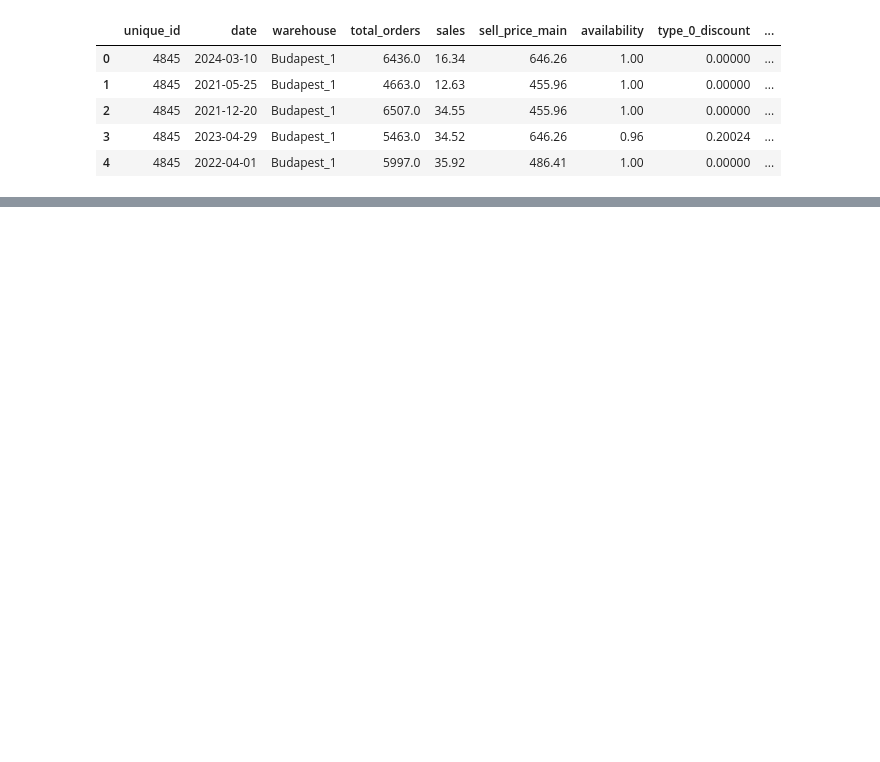
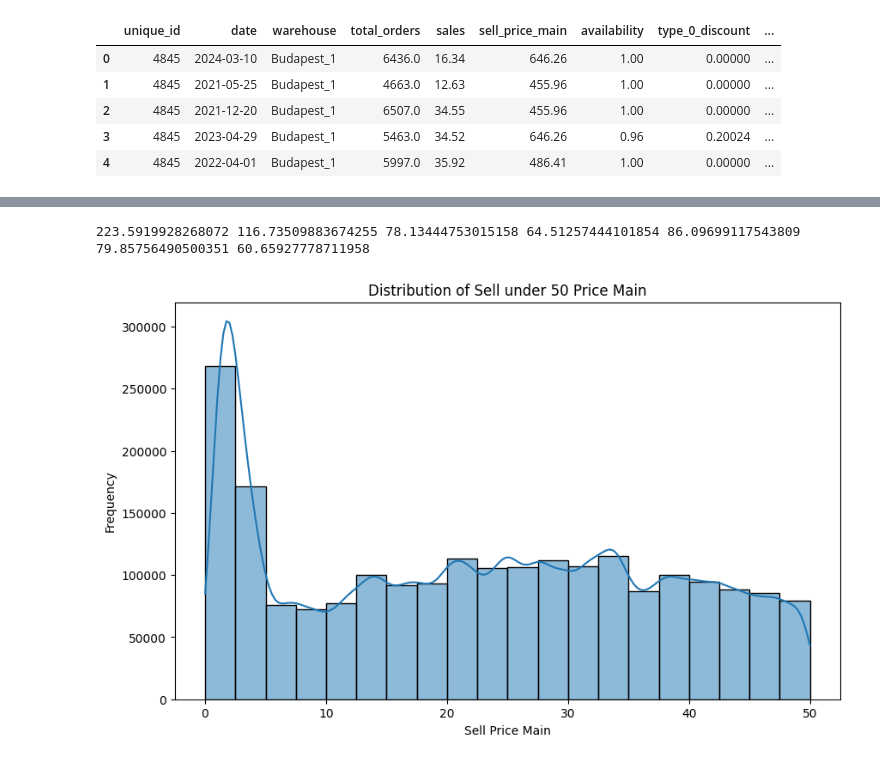
Before and after one commit to bongjooncha/kaggle_rohlik, a Jupyter notebook: data_eda/data_eda.ipynb, the cells around one changed output, grey strips where cells are left out. Saved outputs shown, nothing was run; the diff lists cells and outputs as text; code cells hidden in the pictures; blank space fills up the shorter version.

```diff
--- a/data_eda/data_eda.ipynb
+++ b/data_eda/data_eda.ipynb
@@ -321,0 +253,13 @@ merged_train.head().transpose()
+# %%
+print(price_5['sales'].mean(),price_5_50['sales'].mean(),price_50_100['sales'].mean(),price_100_300['sales'].mean(),price_300_700['sales'].mean(),price_700_1000['sales'].mean(),price_above_1000['sales'].mean())
+# %% [output]
+223.5919928268072 116.73509883674255 78.13444753015158 64.51257444101854 86.09699117543809 79.85756490500351 60.65927778711958
+# %%
+plt.figure(figsize=(10, 6))
+sns.histplot(train[(train['sell_price_main'] <= 50)]['sell_price_main'], bins=20, kde=True)
+plt.title('Distribution of Sell under 50 Price Main')
+plt.xlabel('Sell Price Main')
+plt.ylabel('Frequency')
+plt.show()
+# %% [output]
+[figure, added]
```
Also changed, not shown: parts of 40 cells of this notebook, 13 other files.
